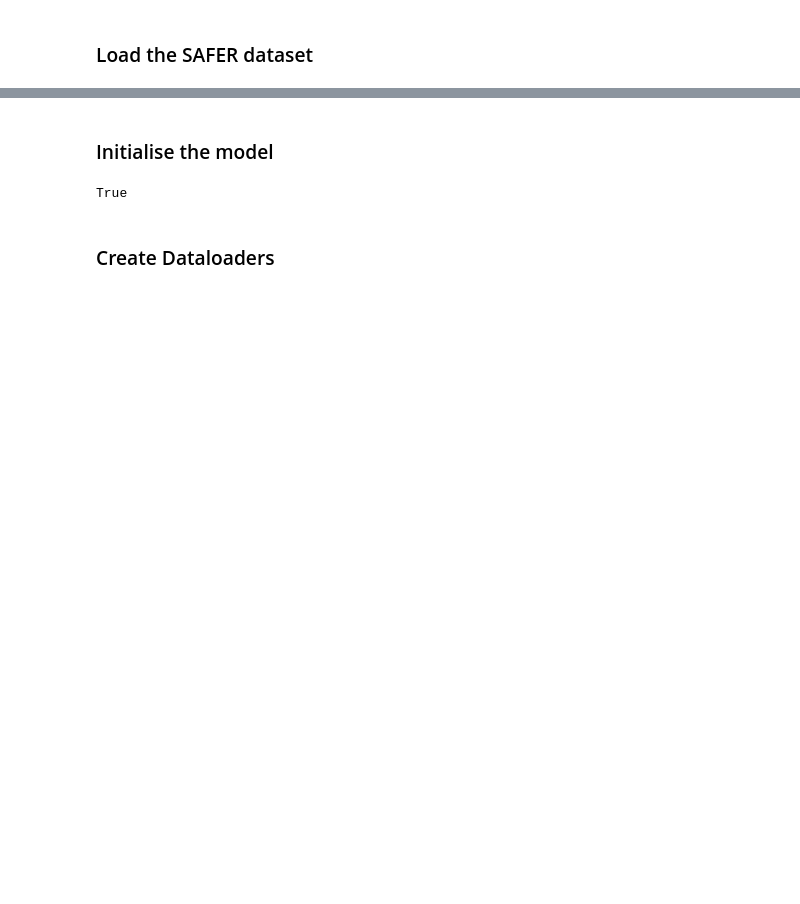
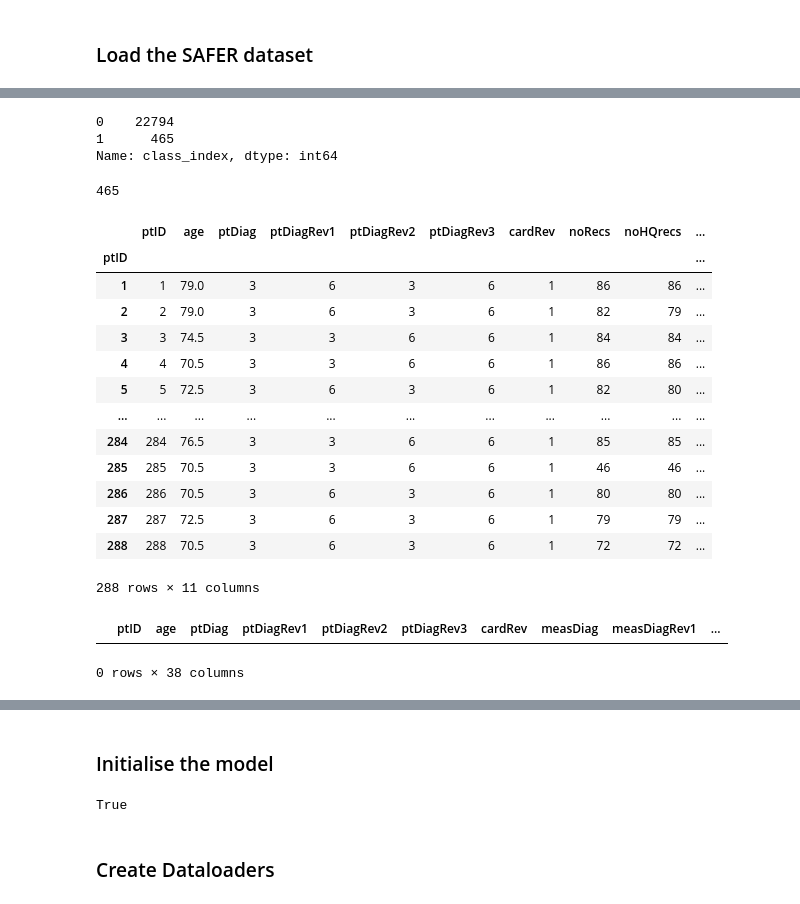
Before and after one commit to daniel347/ecg-signal-quality, a Jupyter notebook: Notebooks/CNNNoiseDetector.ipynb, the cells around one changed output, grey strips where cells are left out. Drawn from its saved outputs; the diff is of its cells as text; code cells hidden in the pictures; blank space fills up the shorter version.

```diff
--- a/Notebooks/CNNNoiseDetector.ipynb
+++ b/Notebooks/CNNNoiseDetector.ipynb
@@ -36,3 +23,44 @@ Reading file ECGs/023000/saferF2_023259
+# %%
+# Fill in the undecided data with zenicor labels - doesnt seem to help
+feas2_ecg_data["class_index"] = feas2_ecg_data["class_index"].where(feas2_ecg_data["measDiag"] != DiagEnum.Undecided, feas2_ecg_data["tag_orig_Poor_Quality"])
+# %%
+feas2_pt_data.index = feas2_pt_data["ptID"]
 # %%
 feas2_pt_data["noRecs"] = feas2_ecg_data["ptID"].value_counts()
 feas2_pt_data["noHQrecs"] = feas2_ecg_data[feas2_ecg_data["class_index"] == 0]["ptID"].value_counts()
+
+feas2_pt_data["noHQrecsNotUndecided"] = feas2_ecg_data[(feas2_ecg_data["class_index"] == 0) & (feas2_ecg_data["measDiag"] != DiagEnum.Undecided)]["ptID"].value_counts()
+# %%
+feas2_pt_data[["noRecs", "noHQrecs", "noHQrecsNotUndecided"]] = feas2_pt_data[["noRecs", "noHQrecs", "noHQrecsNotUndecided"]].fillna(0)
+# %%
+feas2_ecg_data["class_index"].value_counts()
+# %% [output]
+0    22794
+1      465
+Name: class_index, dtype: int64
+# %%
+(feas2_pt_data["noRecs"] - feas2_pt_data["noHQrecs"]).sum()
+# %% [output]
+465
+# %%
+feas2_pt_data
+# %% [output]
+|  | ptID | age | ptDiag | ptDiagRev1 | ptDiagRev2 | ptDiagRev3 | cardRev | noRecs | noHQrecs | ... |
+| ptID |  |  |  |  |  |  |  |  |  | ... |
+| 1 | 1 | 79.0 | 3 | 6 | 3 | 6 | 1 | 86 | 86 | ... |
+| 2 | 2 | 79.0 | 3 | 6 | 3 | 6 | 1 | 82 | 79 | ... |
+| 3 | 3 | 74.5 | 3 | 3 | 6 | 6 | 1 | 84 | 84 | ... |
+| 4 | 4 | 70.5 | 3 | 3 | 6 | 6 | 1 | 86 | 86 | ... |
+| 5 | 5 | 72.5 | 3 | 6 | 3 | 6 | 1 | 82 | 80 | ... |
+| ... | ... | ... | ... | ... | ... | ... | ... | ... | ... | ... |
+| 284 | 284 | 76.5 | 3 | 3 | 6 | 6 | 1 | 85 | 85 | ... |
+| 285 | 285 | 70.5 | 3 | 3 | 6 | 6 | 1 | 46 | 46 | ... |
+| 286 | 286 | 70.5 | 3 | 6 | 3 | 6 | 1 | 80 | 80 | ... |
+| 287 | 287 | 72.5 | 3 | 6 | 3 | 6 | 1 | 79 | 79 | ... |
+| 288 | 288 | 70.5 | 3 | 6 | 3 | 6 | 1 | 72 | 72 | ... |
+288 rows × 11 columns
+# %%
+feas2_ecg_data[(feas2_ecg_data["ptID"] == 18) & (feas2_ecg_data["measDiag"] != DiagEnum.Undecided)]
+# %% [output]
+|  | ptID | age | ptDiag | ptDiagRev1 | ptDiagRev2 | ptDiagRev3 | cardRev | measDiag | measDiagRev1 | ... |
+0 rows × 38 columns
```
Also changed, not shown: parts of 73 cells of this notebook, 22 other files.
